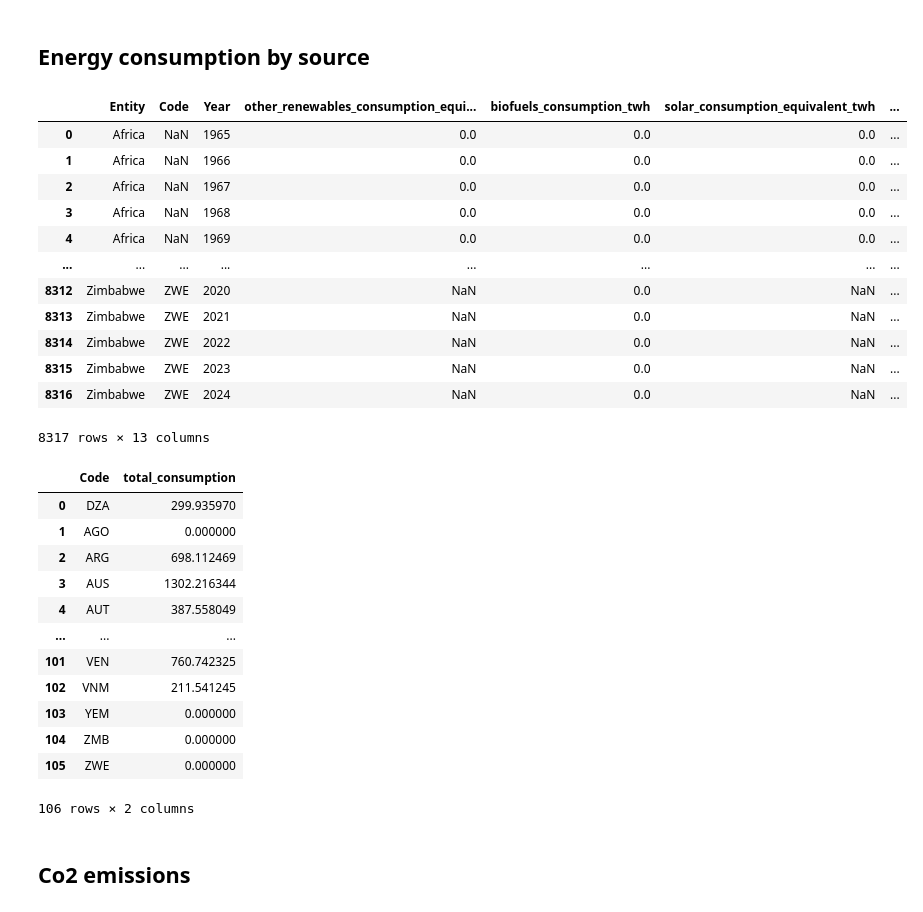
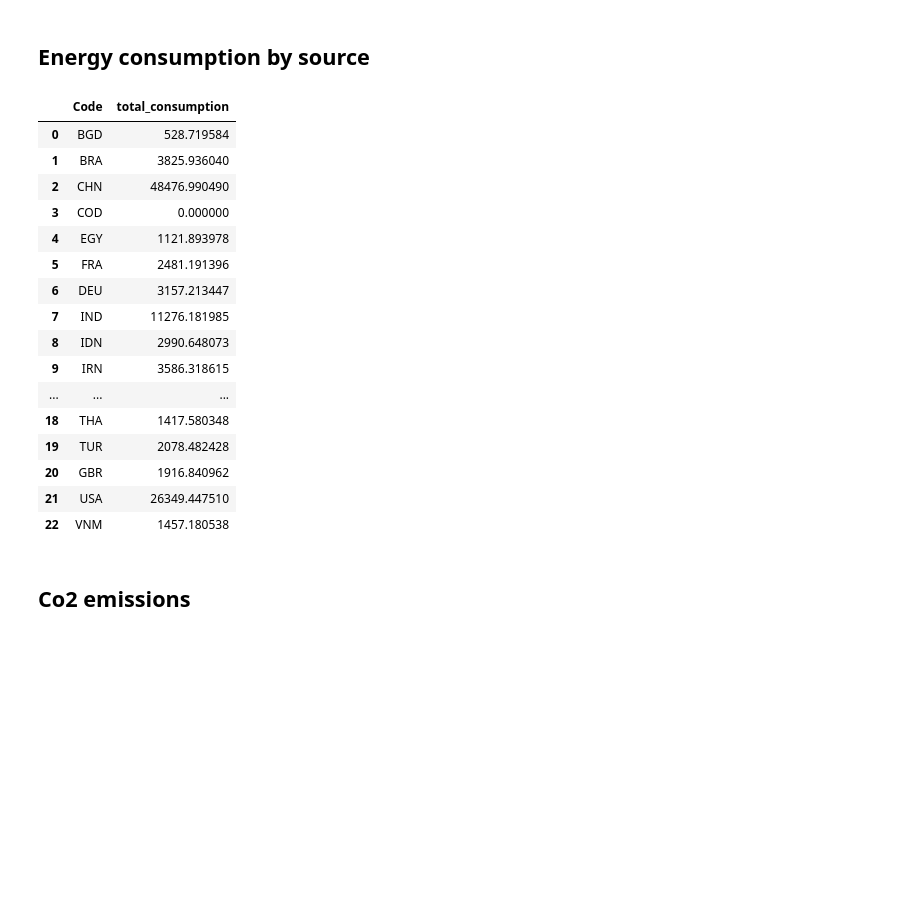
Before and after one commit to william-toscani/Data_Visualization_Project, a Jupyter notebook: Data_Viz_Project.ipynb, the cells around one changed output. Cells and saved outputs as stored; diff of their text form; code cells hidden in the pictures; blank space fills up the shorter version.

```diff
--- a/Data_Viz_Project.ipynb
+++ b/Data_Viz_Project.ipynb
@@ -17,0 +20,12 @@ import plotly.graph_objects as go
+# %%
+world_raw = pd.read_csv("https://raw.githubusercontent.com/lukes/ISO-3166-Countries-with-Regional-Codes/master/all/all.csv")
+world_raw.rename(columns={'alpha-3': 'code'}, inplace=True)
+#display(world_raw.head())
+#display(world_raw.columns)
+
+
+world_clean = sql("""
+SELECT name, code, region FROM world_raw
+""")
+
+display(world_clean)
@@ -31,11 +59,9 @@ pop_raw = pd.read_csv("https://ourworldindata.org/grapher/population-with-un-pro
 #display(pop_df.isnull().sum())
 
 pop_clean = sql("""
-SELECT Code, population__sex_all__age_all__variant_medium as population FROM pop_raw
-WHERE Code IS NOT NULL AND Code IS NOT "OWID_WRL"
-AND year = 2024
-ORDER BY population__sex_all__age_all__variant_medium DESC
-LIMIT 25
+SELECT world_clean.code, pop_raw.population__sex_all__age_all__variant_medium as population FROM pop_raw
+INNER JOIN world_clean ON pop_raw.Code = world_clean.code
+WHERE year = 2024
 """)
 
 display(pop_clean)
@@ -137,46 +120,37 @@ display(gdp_clean)
 # %%
 energy_cons_raw = pd.read_csv("https://ourworldindata.org/grapher/energy-consumption-by-source-and-country.csv?v=1&csvType=full&useColumnShortNames=true", storage_options = {'User-Agent': 'Our World In Data data fetch/1.0'})
 #metadata = requests.get("https://ourworldindata.org/grapher/energy-consumption-by-source-and-country.metadata.json?v=1&csvType=full&useColumnShortNames=true").json()
 
 columns_to_sum = [col for col in energy_cons_raw.columns if col not in ['Year', 'Code', 'Entity']]
 energy_cons_raw['total_consumption'] = energy_cons_raw[columns_to_sum].sum(axis=1)
-display(energy_cons_raw)
-
+#display(energy_cons_raw)
 
 energy_cons_clean = sql("""
-SELECT Code, total_consumption FROM energy_cons_raw
-WHERE Code IS NOT NULL AND Code IS NOT "OWID_WRL"
-AND year = 2000
+SELECT energy_cons_raw.Code, total_consumption FROM energy_cons_raw
+INNER JOIN pop_clean ON energy_cons_raw.Code = pop_clean.Code
+WHERE energy_cons_raw.Code IS NOT NULL AND energy_cons_raw.Code IS NOT "OWID_WRL"
+AND energy_cons_raw.year = 2024
 """)
 
 display(energy_cons_clean)
 # %% [output]
-|  | Entity | Code | Year | other_renewables_consumption_equi... | biofuels_consumption_twh | solar_consumption_equivalent_twh | ... |
-| 0 | Africa | NaN | 1965 | 0.0 | 0.0 | 0.0 | ... |
-| 1 | Africa | NaN | 1966 | 0.0 | 0.0 | 0.0 | ... |
-| 2 | Africa | NaN | 1967 | 0.0 | 0.0 | 0.0 | ... |
-| 3 | Africa | NaN | 1968 | 0.0 | 0.0 | 0.0 | ... |
-| 4 | Africa | NaN | 1969 | 0.0 | 0.0 | 0.0 | ... |
-| ... | ... | ... | ... | ... | ... | ... | ... |
-| 8312 | Zimbabwe | ZWE | 2020 | NaN | 0.0 | NaN | ... |
-| 8313 | Zimbabwe | ZWE | 2021 | NaN | 0.0 | NaN | ... |
-| 8314 | Zimbabwe | ZWE | 2022 | NaN | 0.0 | NaN | ... |
-| 8315 | Zimbabwe | ZWE | 2023 | NaN | 0.0 | NaN | ... |
-| 8316 | Zimbabwe | ZWE | 2024 | NaN | 0.0 | NaN | ... |
+|  | Code | total_consumption |
+| 0 | BGD | 528.719584 |
+| 1 | BRA | 3825.936040 |
+| 2 | CHN | 48476.990490 |
+| 3 | COD | 0.000000 |
+| 4 | EGY | 1121.893978 |
+| 5 | FRA | 2481.191396 |
+| 6 | DEU | 3157.213447 |
+| 7 | IND | 11276.181985 |
+| 8 | IDN | 2990.648073 |
+| 9 | IRN | 3586.318615 |
+| ... | ... | ... |
+| 18 | THA | 1417.580348 |
+| 19 | TUR | 2078.482428 |
+| 20 | GBR | 1916.840962 |
+| 21 | USA | 26349.447510 |
+| 22 | VNM | 1457.180538 |
-8317 rows × 13 columns
-|  | Code | total_consumption |
-| 0 | DZA | 299.935970 |
-| 1 | AGO | 0.000000 |
-| 2 | ARG | 698.112469 |
-| 3 | AUS | 1302.216344 |
-| 4 | AUT | 387.558049 |
-| ... | ... | ... |
-| 101 | VEN | 760.742325 |
-| 102 | VNM | 211.541245 |
-| 103 | YEM | 0.000000 |
-| 104 | ZMB | 0.000000 |
-| 105 | ZWE | 0.000000 |
-106 rows × 2 columns
 # %% [markdown]
 ## Co2 emissions
 # %%
```
Also changed, not shown: parts of 18 cells of this notebook.
